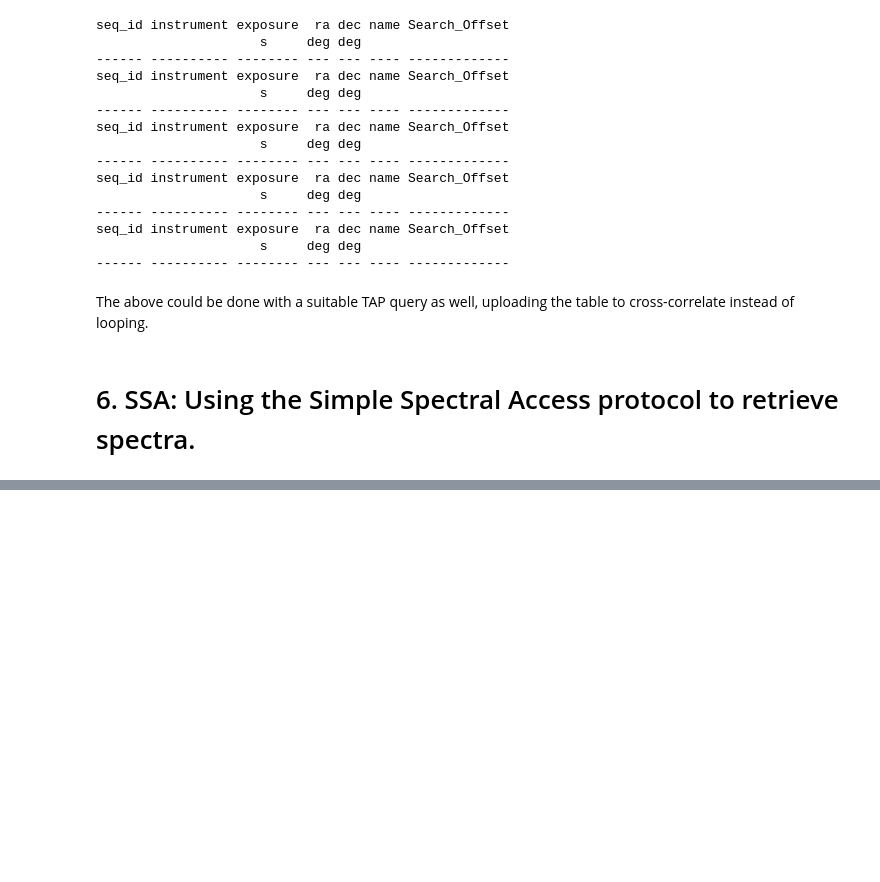
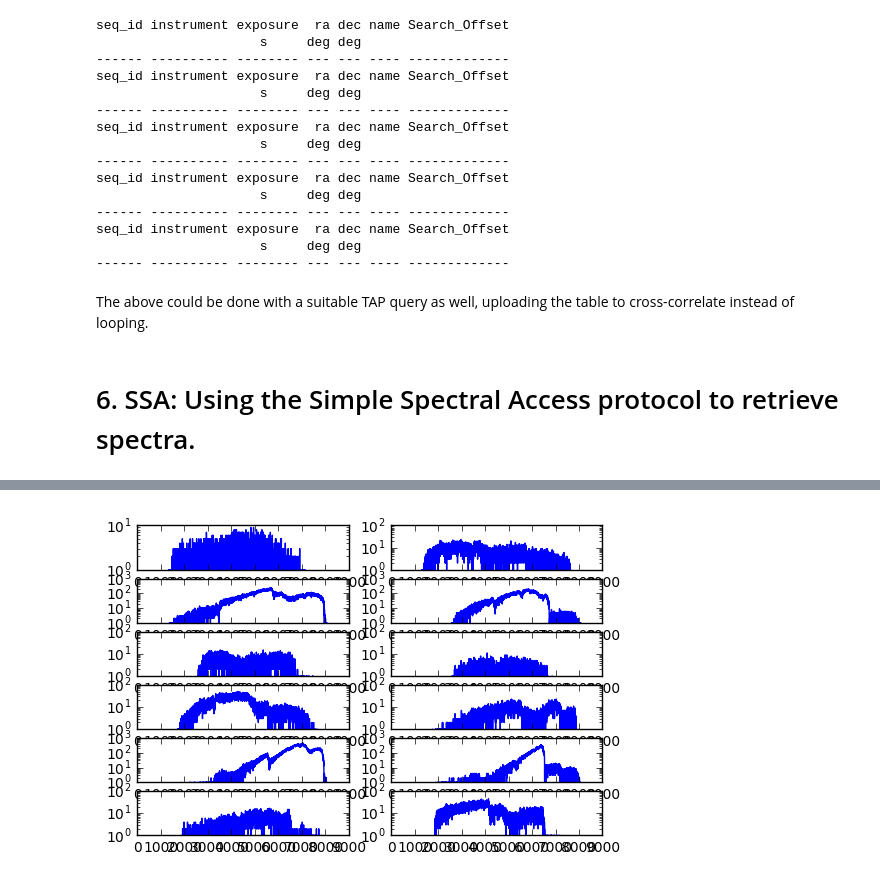
Before and after one commit to trjaffe/navo.old, a Jupyter notebook: heasarc_queries_v6.ipynb, the cells around one changed output, grey strips where cells are left out. Drawn from its saved outputs; the diff is of its cells as text; code cells hidden in the pictures; blank space fills up the shorter version.

Commit message:
V6 plotting the crab spectra from chandra

```diff
--- a/heasarc_queries_v6.ipynb
+++ b/heasarc_queries_v6.ipynb
@@ -513,0 +518,8 @@ The above could be done with a suitable TAP query as well, uploading the table t
+# %%
+import astropy.coordinates as coord
+crab=coord.SkyCoord.from_name("crab")
+pos='{},{}'.format(crab.ra.deg,crab.dec.deg)
+params = {'table': 'chanmaster',"POS":pos,"SIZE":".01", "REQUEST":"queryData"}
+r = requests.get('https://heasarc.nasa.gov/xamin/vo/ssa', params=params)
+spec_table = Table.read(io.BytesIO(r.content))
+spec_table
@@ -513,0 +547,7 @@ The above could be done with a suitable TAP query as well, uploading the table t
+# %%
+## Get the first spectrum (which has a long-ish exposure.)
+import astropy.io.fits as fits
+hdu_list=fits.open(spec_table[8]['SSA_reference'].decode()) # Byte format, so just decode() to string
+#hdu_list.info()
+table = Table(hdu_list[1].data)
+table
@@ -513,0 +570,7 @@ The above could be done with a suitable TAP query as well, uploading the table t
+# %%
+for i in range(len(table)):
+    ax=plt.subplot(6,2,i+1)
+    pha = plt.plot( table['CHANNEL'][i],table['COUNTS'][i])
+    ax.set_yscale('log')
+# %% [output]
+[figure, added]
```
Also changed, not shown: parts of 3 cells of this notebook.
